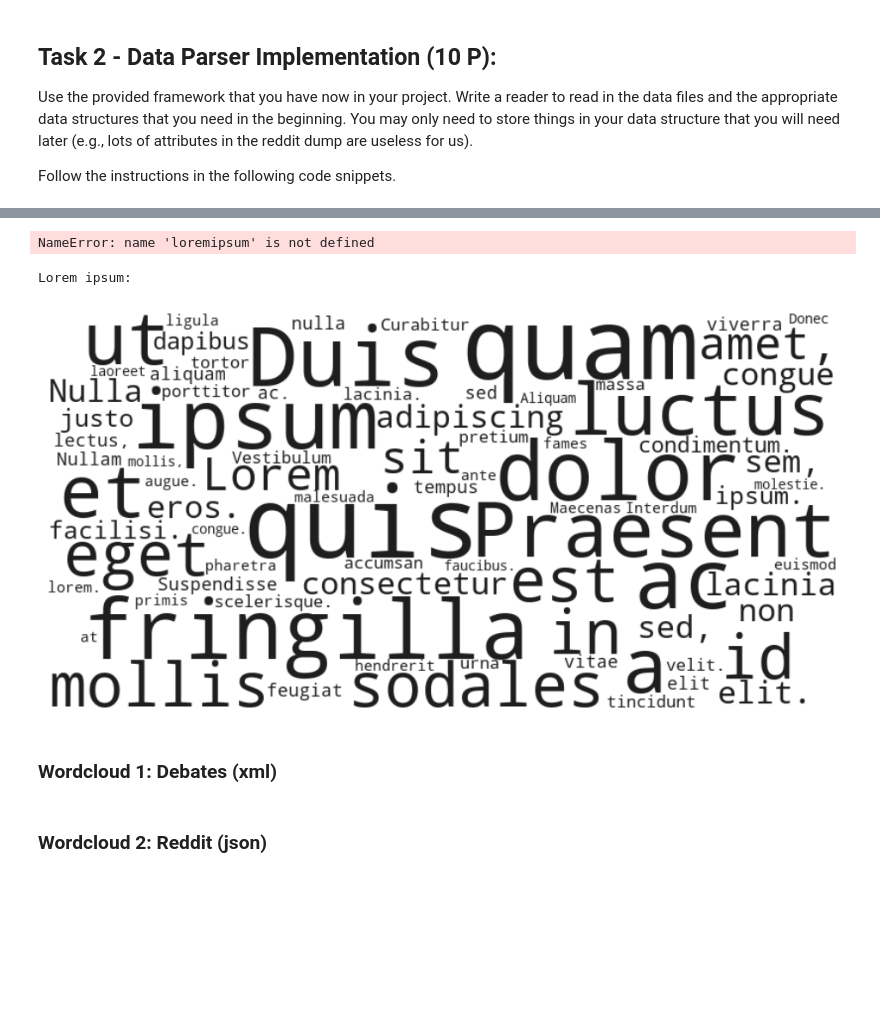
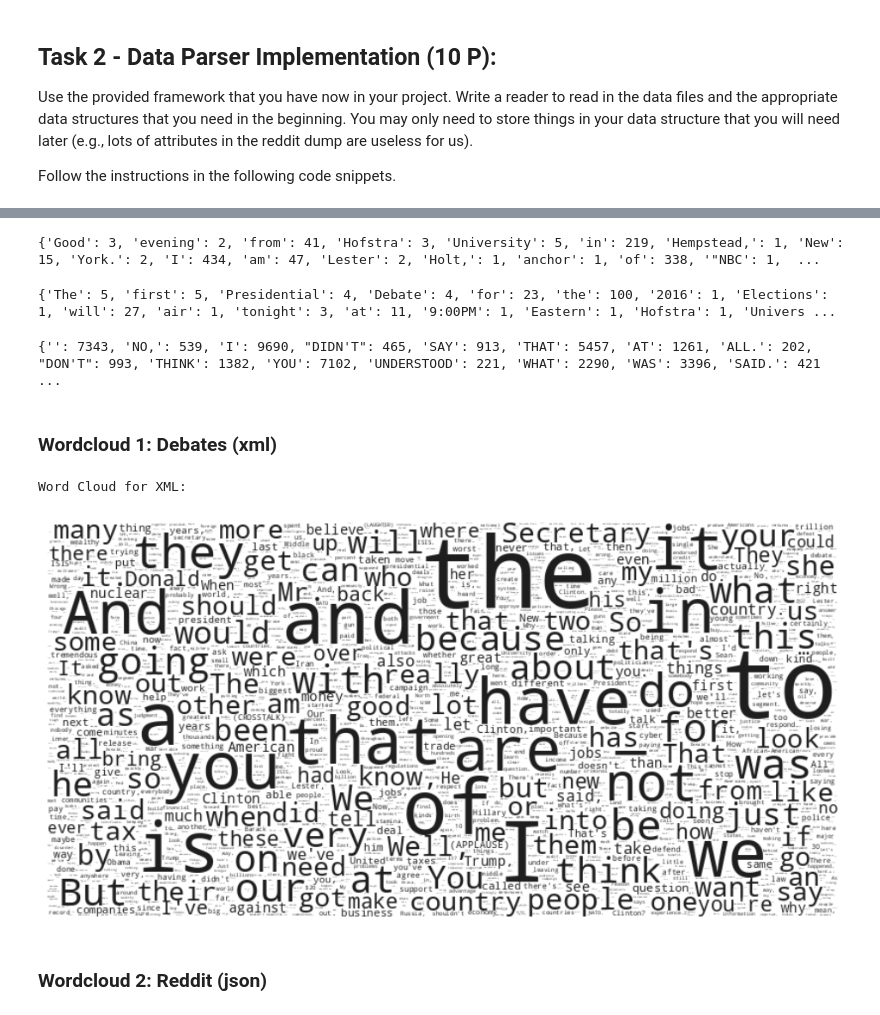
Before and after one commit to janabi725/Natural-Language-Processing-, a Jupyter notebook: ex01.ipynb, the cells around one changed output, grey strips where cells are left out. Drawn from its saved outputs; the diff is of its cells as text; code cells hidden in the pictures; blank space fills up the shorter version.

```diff
--- a/ex01.ipynb
+++ b/ex01.ipynb
@@ -247,3 +341,7 @@ NameError: name 'read_lorem_ipsum_text' is not defined
+# %%
+xml_data = xml_parsing()
+json_data = json_parsing()
+csv_data = csv_parsing()
 # %%
 #
 # Part 2
@@ -251,14 +349,46 @@ NameError: name 'read_lorem_ipsum_text' is not defined
 #  - Count the words in a map. Do so for each dataset.
 #
 # Example:
-word_count_lorem = {}
-words = loremipsum.split(" ")
-for word in words:
-    word_count_lorem[word] = word_count_lorem.get(word, 0) + 1
+#word_count_lorem = {}
+#words = loremipsum.split(" ")
+#for word in words:
+    #word_count_lorem[word] = word_count_lorem.get(word, 0) + 1
 
 # TODO - ADD YOUR OTHER COUNTER FUNCTIONS HERE
+
+word_count_xml = {}
+words = xml_data.split()
+
+for word in words:
+        word_count_xml[word] = word_count_xml.get(word, 0) + 1
+
+print(word_count_xml)
 # %% [output]
-NameError: name 'loremipsum' is not defined
+{'Good': 3, 'evening': 2, 'from': 41, 'Hofstra': 3, 'University': 5, 'in': 219, 'Hempstead,': 1, 'New': 15, 'York.': 2, 'I': 434, 'am': 47, 'Lester': 2, 'Holt,': 1, 'anchor': 1, 'of': 338, '"NBC': 1,  ...
+# %%
+word_count_json = {}
+words_j = json_data.split()
+
+for word in words_j:
+        word_count_json[word] = word_count_json.get(word, 0) + 1
+
+print(word_count_json)
+# %% [output]
+{'The': 5, 'first': 5, 'Presidential': 4, 'Debate': 4, 'for': 23, 'the': 100, '2016': 1, 'Elections': 1, 'will': 27, 'air': 1, 'tonight': 3, 'at': 11, '9:00PM': 1, 'Eastern': 1, 'Hofstra': 1, 'Univers ...
+# %%
+
+
+word_count_csv = {}
+final = re.sub(r'>>', '', csv_data)
+
+words_c = final.split(" ")
+
+for word in words_c:
+        word_count_csv[word] = word_count_csv.get(word, 0) + 1
+
+print (word_count_csv)
+# %% [output]
+{'': 7343, 'NO,': 539, 'I': 9690, "DIDN'T": 465, 'SAY': 913, 'THAT': 5457, 'AT': 1261, 'ALL.': 202, "DON'T": 993, 'THINK': 1382, 'YOU': 7102, 'UNDERSTOOD': 221, 'WHAT': 2290, 'WAS': 3396, 'SAID.': 421 ...
 # %%
 #
 # Part 3
@@ -267,13 +397,14 @@ NameError: name 'loremipsum' is not defined
 #
 # Example:
 
-create_word_cloud(word_count_lorem, "Lorem ipsum")
 
 # TODO - CREATE THE OTHER THREE WORDCLOUDS HERE
-# %% [output]
-Lorem ipsum:
-[figure, removed]
 # %% [markdown]
 ### Wordcloud 1: Debates (xml)
+# %%
+create_word_cloud(word_count_xml, "Word Cloud for XML")
+# %% [output]
+Word Cloud for XML:
+[figure, added]
 # %% [markdown]
 ### Wordcloud 2: Reddit (json)
```
Also changed, not shown: parts of 13 cells of this notebook, 1 other file.
